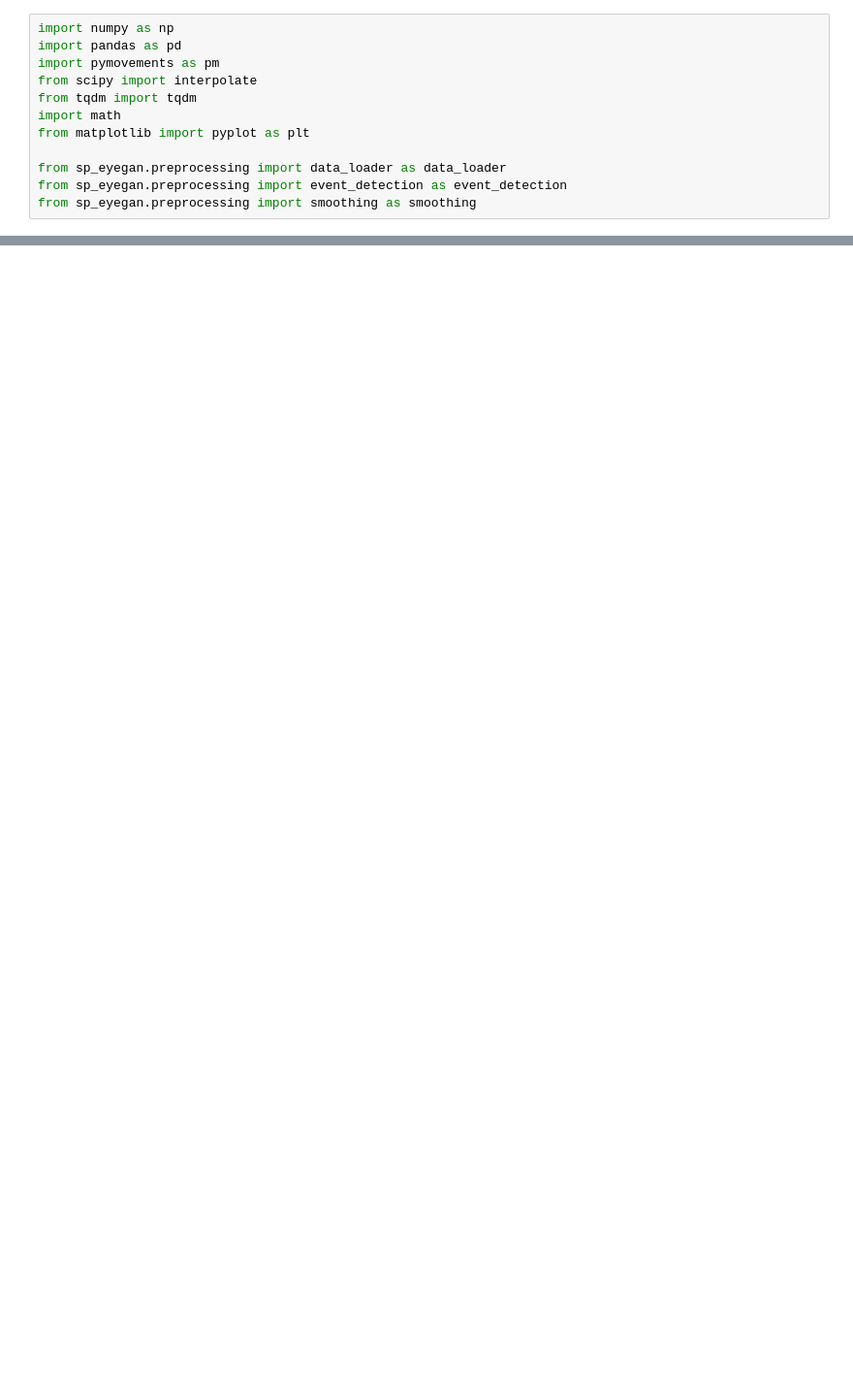
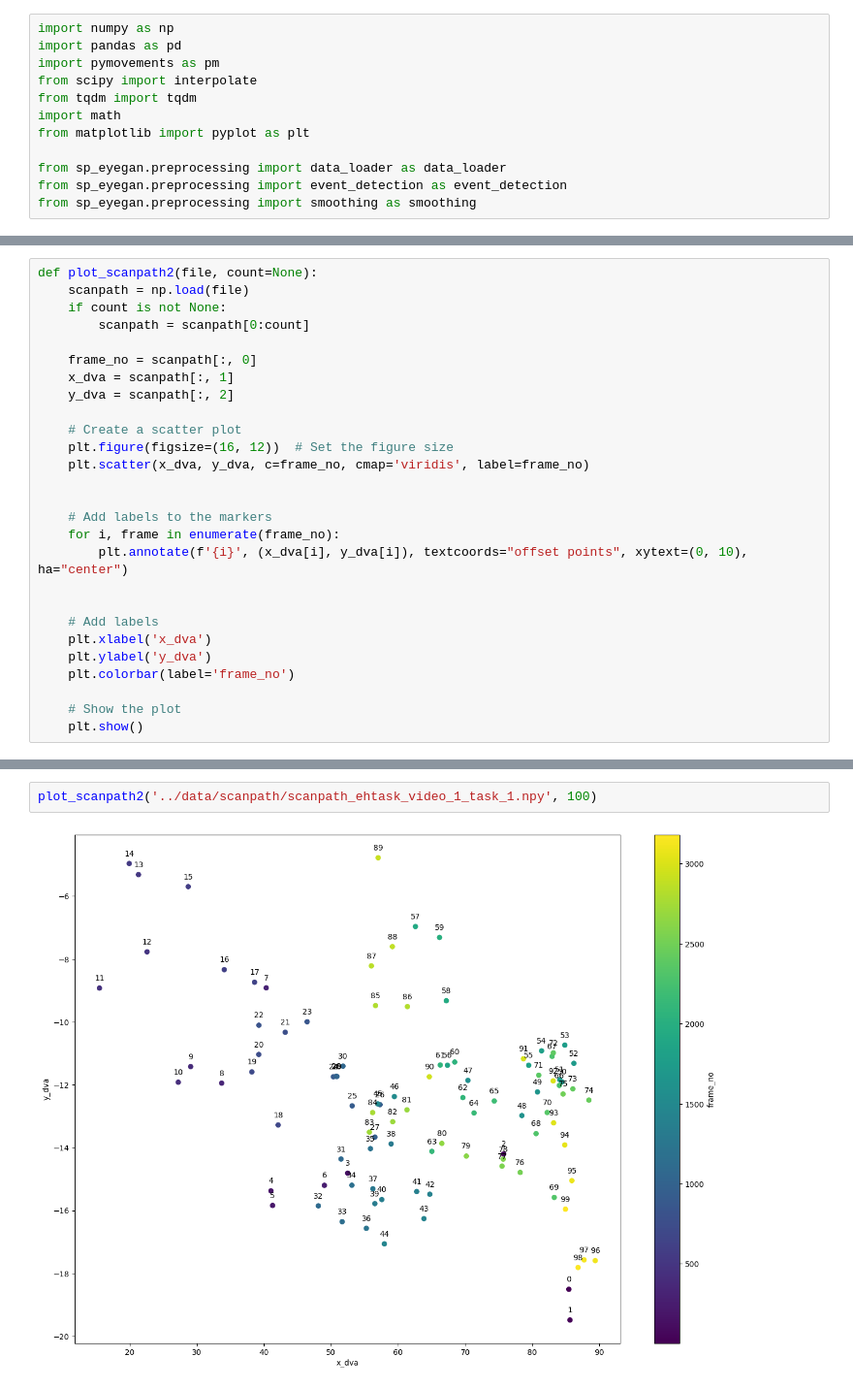
Before and after one commit to rghv96/sp-eyegan, a Jupyter notebook: notebooks/test3.ipynb, the cells around one changed output, grey strips where cells are left out. Shown at 97% size. Cells and saved outputs as stored; diff of their text form; blank space fills up the shorter version.

```diff
--- a/notebooks/test3.ipynb
+++ b/notebooks/test3.ipynb
@@ -184,0 +289,27 @@ int(np.floor((1000 / 1000.) * 100))
+# %%
+def plot_scanpath2(file, count=None):
+    scanpath = np.load(file)
+    if count is not None:
+        scanpath = scanpath[0:count]
+
+    frame_no = scanpath[:, 0]
+    x_dva = scanpath[:, 1]
+    y_dva = scanpath[:, 2]
+
+    # Create a scatter plot
+    plt.figure(figsize=(16, 12))  # Set the figure size
+    plt.scatter(x_dva, y_dva, c=frame_no, cmap='viridis', label=frame_no)
+
+
+    # Add labels to the markers
+    for i, frame in enumerate(frame_no):
+        plt.annotate(f'{i}', (x_dva[i], y_dva[i]), textcoords="offset points", xytext=(0, 10), ha="center")
+
+
+    # Add labels
+    plt.xlabel('x_dva')
+    plt.ylabel('y_dva')
+    plt.colorbar(label='frame_no')
+
+    # Show the plot
+    plt.show()
@@ -184,0 +354,4 @@ int(np.floor((1000 / 1000.) * 100))
+# %%
+plot_scanpath2('../data/scanpath/scanpath_ehtask_video_1_task_1.npy', 100)
+# %% [output]
+[figure, added]
```
Also changed, not shown: parts of 29 cells of this notebook, 10 other files.
